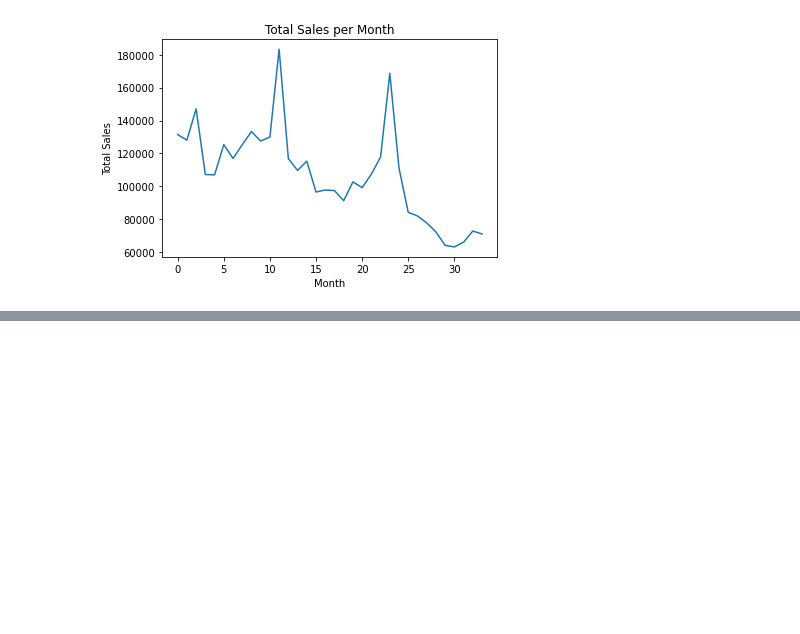
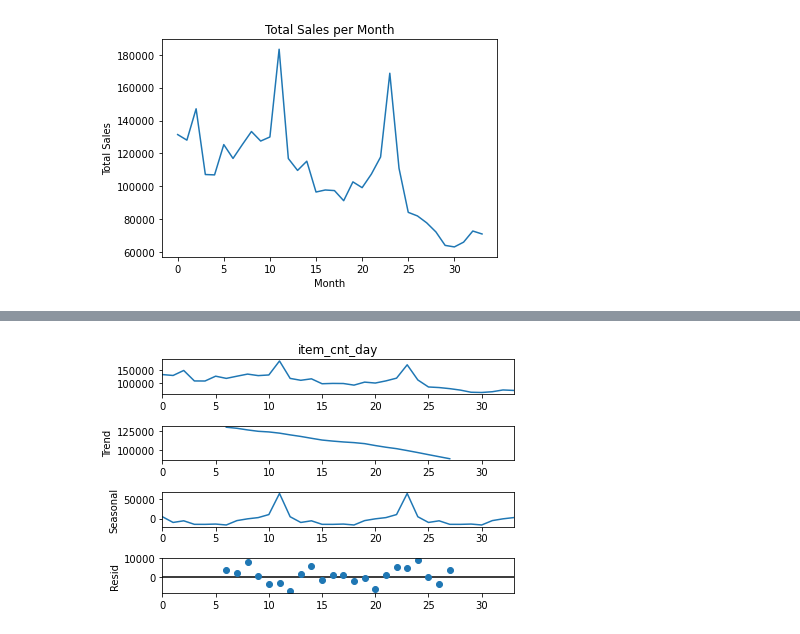
Before and after one commit to saurav1066/KaggleProjects, a Jupyter notebook: Predict future sales/predict.ipynb, the cells around one changed output, grey strips where cells are left out. Saved outputs shown, nothing was run; the diff lists cells and outputs as text; code cells hidden in the pictures; blank space fills up the shorter version.

```diff
--- a/Predict future sales/predict.ipynb
+++ b/Predict future sales/predict.ipynb
@@ -97,0 +107,8 @@ plt.show()
+# %%
+#time series decomposition
+from statsmodels.tsa.seasonal import seasonal_decompose
+result = seasonal_decompose(train_df.groupby('date_block_num')['item_cnt_day'].sum(), model='additive', period=12)
+result.plot()
+plt.show()
+# %% [output]
+[figure, added]
```
Also changed, not shown: parts of 11 cells of this notebook.
